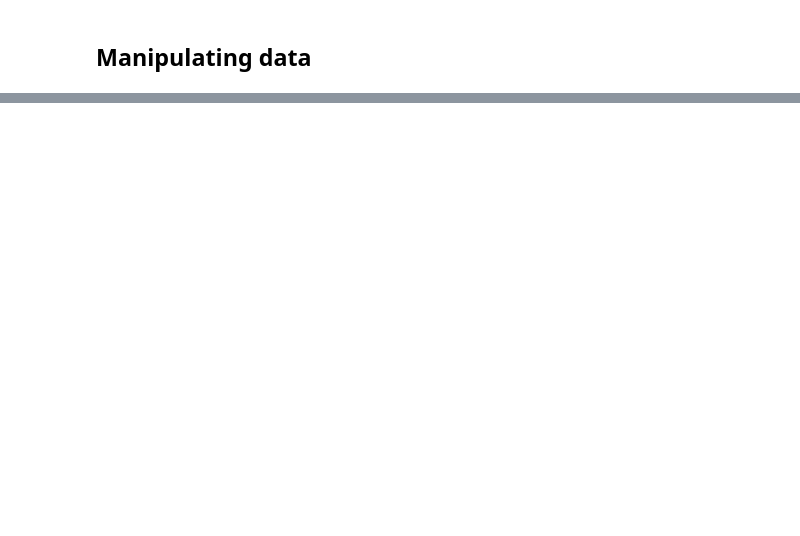
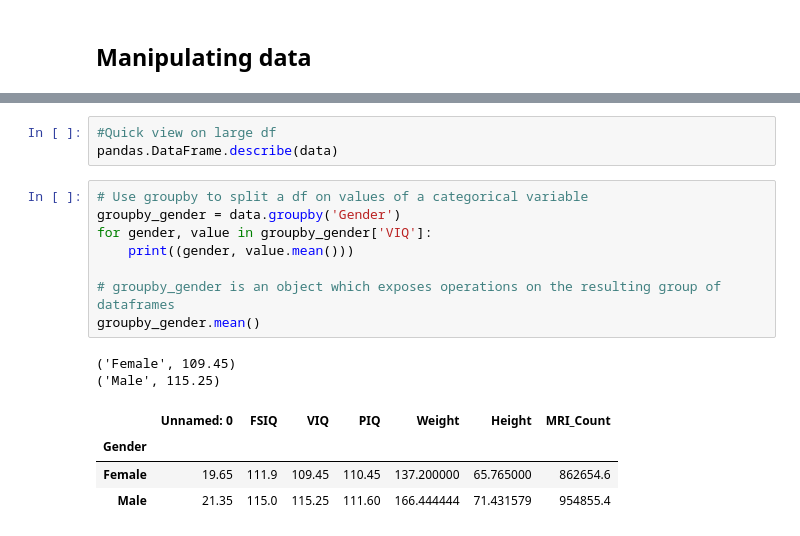
Before and after one commit to abyappan/pystats, a Jupyter notebook: pystats.ipynb, the cells around one changed output, grey strips where cells are left out. Saved outputs shown, nothing was run; the diff lists cells and outputs as text; blank space fills up the shorter version.

```diff
--- a/pystats.ipynb
+++ b/pystats.ipynb
@@ -60,0 +52,18 @@ pandas.DataFrame({'t' : t, 'sin': sin_t, 'cos': cos_t})
+# %%
+#Quick view on large df
+pandas.DataFrame.describe(data)
+# %%
+# Use groupby to split a df on values of a categorical variable
+groupby_gender = data.groupby('Gender')
+for gender, value in groupby_gender['VIQ']:
+    print((gender, value.mean()))
+
+# groupby_gender is an object which exposes operations on the resulting group of dataframes
+groupby_gender.mean()
+# %% [output]
+('Female', 109.45)
+('Male', 115.25)
+|  | Unnamed: 0 | FSIQ | VIQ | PIQ | Weight | Height | MRI_Count |
+| Gender |  |  |  |  |  |  |  |
+| Female | 19.65 | 111.9 | 109.45 | 110.45 | 137.200000 | 65.765000 | 862654.6 |
+| Male | 21.35 | 115.0 | 115.25 | 111.60 | 166.444444 | 71.431579 | 954855.4 |
```
Also changed, not shown: parts of 6 cells of this notebook.
